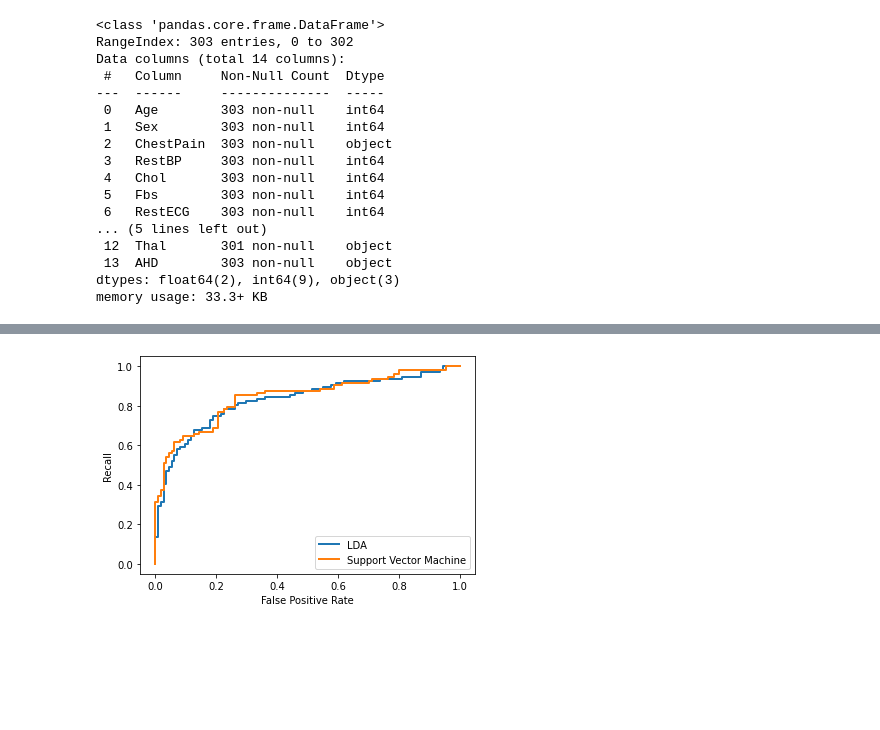
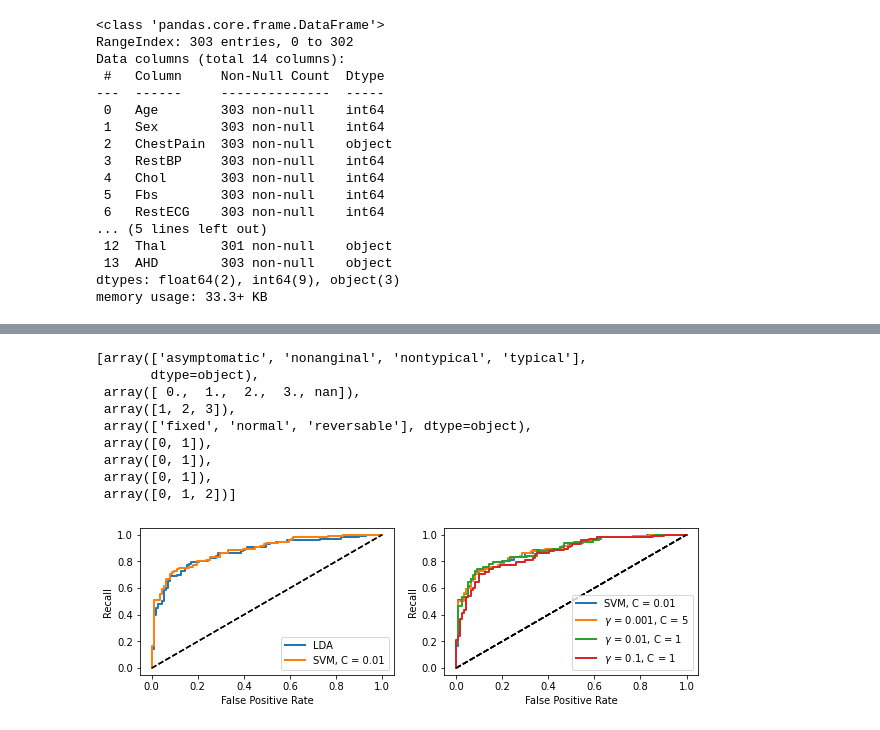
Before and after one commit to jiayuanteng/Hands_on_ML2, a Jupyter notebook: 5_Support_Vector_Machine.ipynb, the cells around one changed output, grey strips where cells are left out. Drawn from its saved outputs; the diff is of its cells as text; code cells hidden in the pictures; blank space fills up the shorter version.

```diff
--- a/5_Support_Vector_Machine.ipynb
+++ b/5_Support_Vector_Machine.ipynb
@@ -383,2 +408,15 @@ X_train = np.c_[heart_num, np.array(heart_cat)]
+# %%
+cat_encoder.fit_transform(test_set[cat_attribs])
+cat_encoder.categories_
+# %% [output]
+[array(['asymptomatic', 'nonanginal', 'nontypical', 'typical'],
+       dtype=object),
+ array([ 0.,  1.,  2.,  3., nan]),
+ array([1, 2, 3]),
+ array(['fixed', 'normal', 'reversable'], dtype=object),
+ array([0, 1]),
+ array([0, 1]),
+ array([0, 1]),
+ array([0, 1, 2])]
 # %%
 # train model with linear model, linear svm, svm with a radial basis kernel.
@@ -429,8 +473,27 @@ for md in clf:
   fpr, tpr, thresholds = roc_curve(y_train, y_scores)
   fpr_col.append(fpr)
   tpr_col.append(tpr)
-# %%
-plot_roc_curve(fpr_col[0], tpr_col[0], label = 'LDA')
-plot_roc_curve(fpr_col[1], tpr_col[1], label = 'Support Vector Machine')
-# %% [output]
-[figure, removed]
+# %%
+linearsvm_c = clf[1].get_params()['C']
+kernelsvc_c1 = clf[2].get_params()['C']
+kernelsvc_c2 = clf[3].get_params()['C']
+kernelsvc_c3 = clf[4].get_params()['C']
+
+fig, axes = plt.subplots(ncols=2, figsize=(10,2.7))
+
+plt.sca(axes[0])
+
+plot_roc_curve(fpr_col[0], tpr_col[0], label = 'LDA')
+
+plot_roc_curve(fpr_col[1], tpr_col[1], label = 'SVM, '+ "C = {}".format(linearsvm_c))
+
+plt.sca(axes[1])
+
+plot_roc_curve(fpr_col[1], tpr_col[1], label = 'SVM, ' + "C = {}".format(linearsvm_c))
+
+
+plot_roc_curve(fpr_col[2], tpr_col[2], label = '$\gamma$ = 0.001, ' + "C = {}".format(kernelsvc_c1))
+plot_roc_curve(fpr_col[3], tpr_col[3], label = '$\gamma$ = 0.01, ' + "C = {}".format(kernelsvc_c2))
+plot_roc_curve(fpr_col[4], tpr_col[4], label = '$\gamma$ = 0.1, ' + "C = {}".format(kernelsvc_c3))
+# %% [output]
+[figure, added]
```
Also changed, not shown: parts of 13 cells of this notebook.
